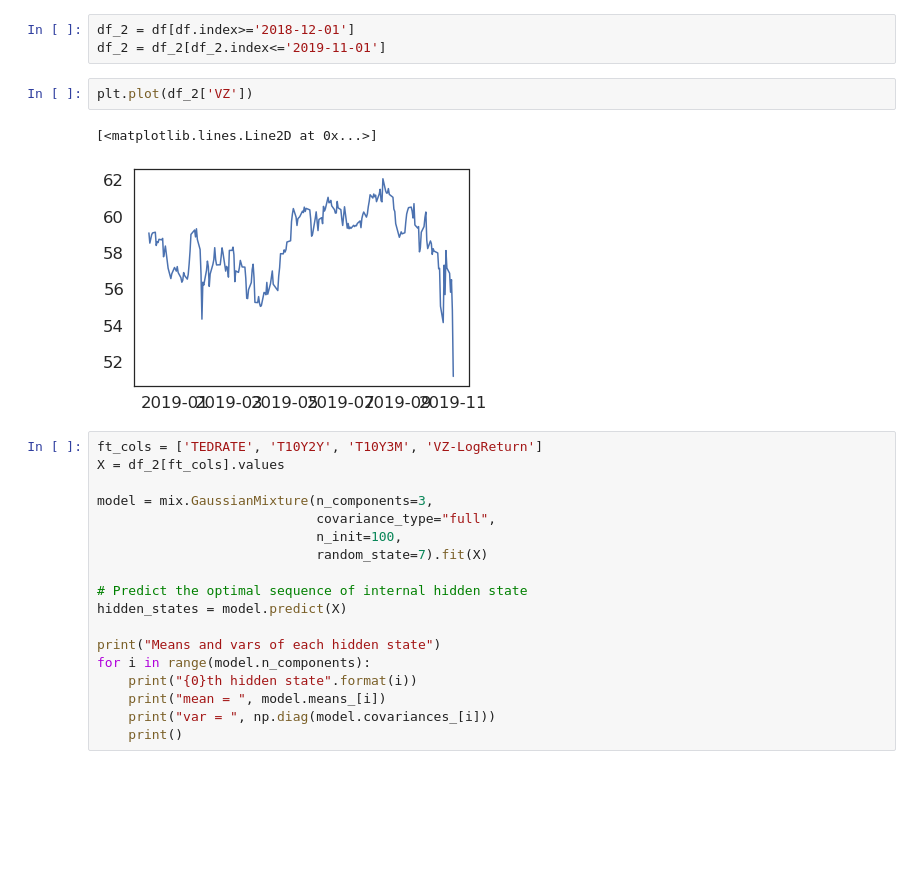
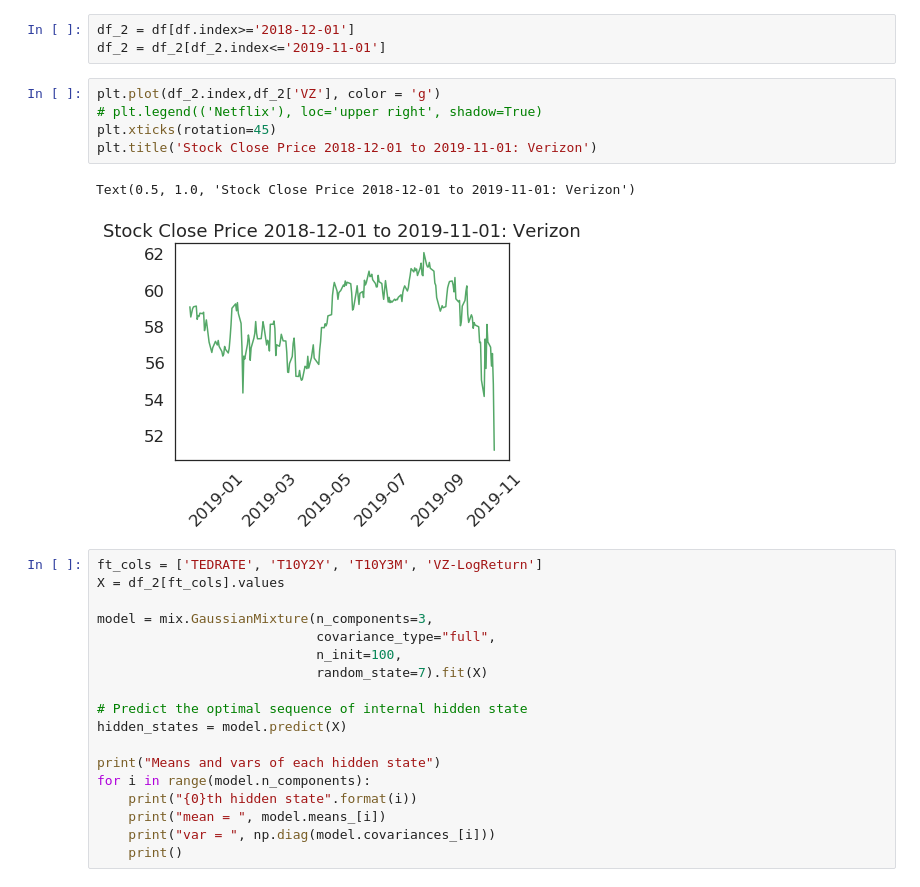
Before and after one commit to CoderBakaa/FRE7121-HMM, a Jupyter notebook: hmm_ted&3m&2y.ipynb, the cells around one changed output. Saved outputs shown, nothing was run; the diff lists cells and outputs as text; blank space fills up the shorter version.

```diff
--- a/hmm_ted&3m&2y.ipynb
+++ b/hmm_ted&3m&2y.ipynb
@@ -278,11 +277,14 @@ VZ
 # %%
 df_2 = df[df.index>='2018-12-01']
 df_2 = df_2[df_2.index<='2019-11-01']
-# %%
-plt.plot(df_2['VZ'])
-# %% [output]
-[<matplotlib.lines.Line2D at 0x...>]
-[figure, removed]
+# %%
+plt.plot(df_2.index,df_2['VZ'], color = 'g')
+# plt.legend(('Netflix'), loc='upper right', shadow=True)
+plt.xticks(rotation=45)
+plt.title('Stock Close Price 2018-12-01 to 2019-11-01: Verizon')
+# %% [output]
+Text(0.5, 1.0, 'Stock Close Price 2018-12-01 to 2019-11-01: Verizon')
+[figure, added]
 # %%
 ft_cols = ['TEDRATE', 'T10Y2Y', 'T10Y3M', 'VZ-LogReturn']
 X = df_2[ft_cols].values
```
Also changed, not shown: parts of 7 cells of this notebook, 1 other file.
